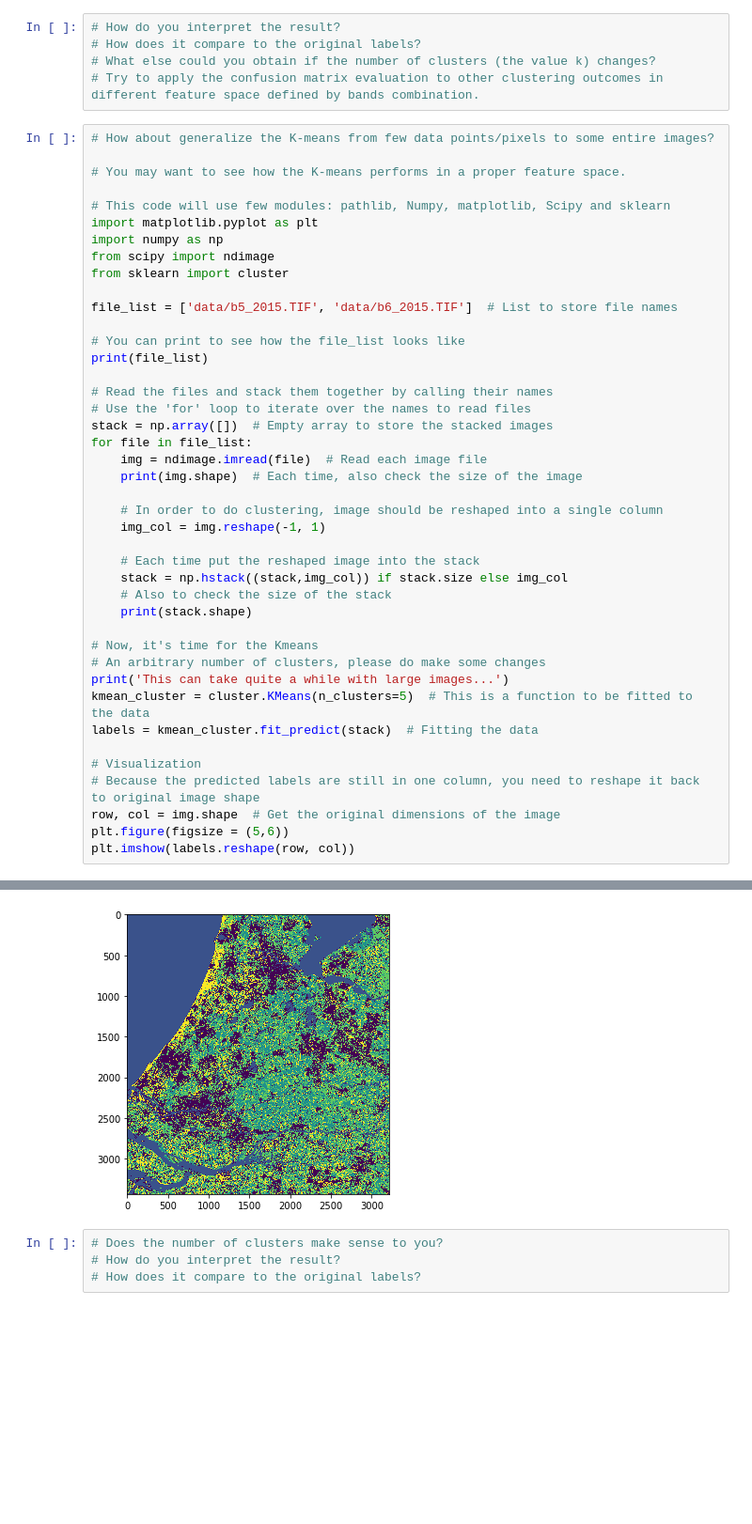
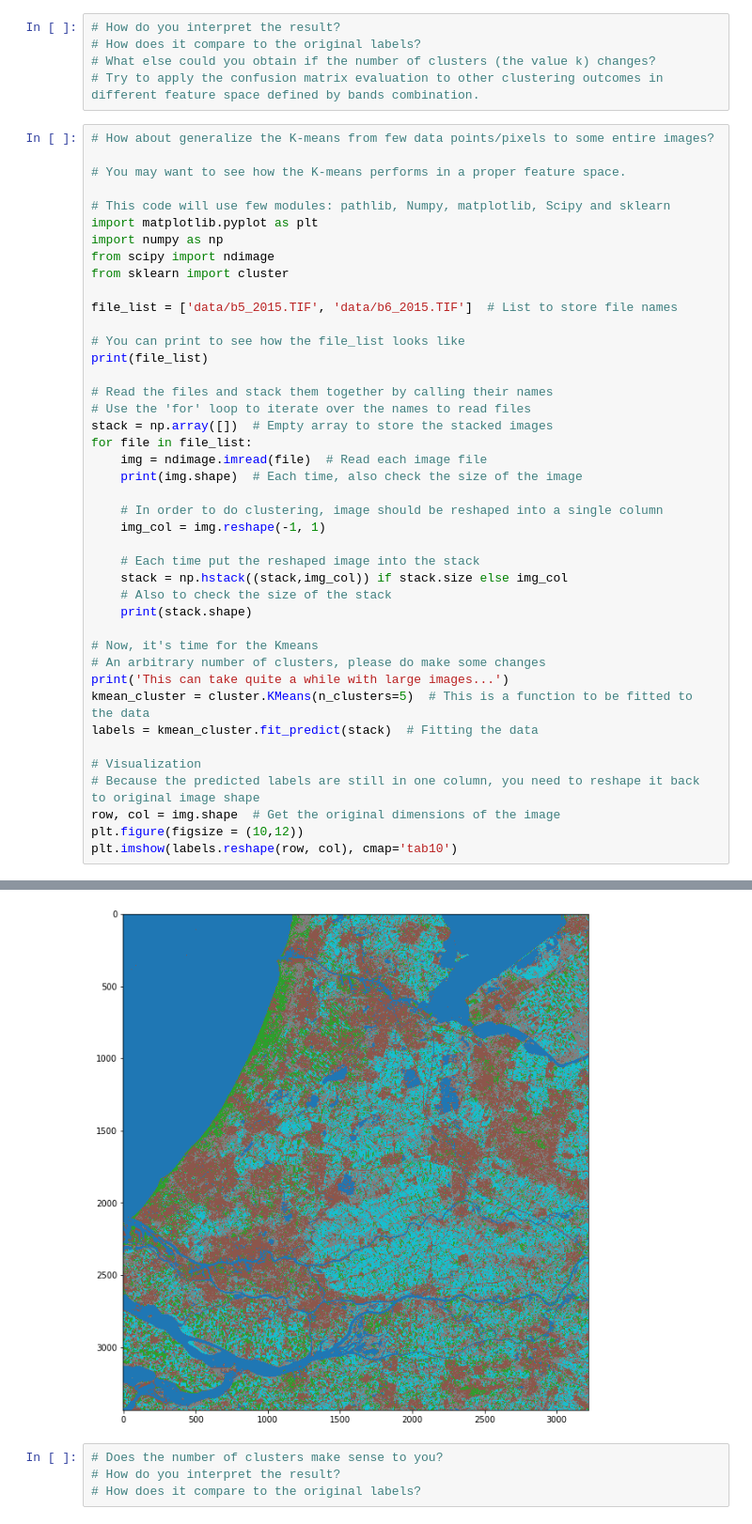
Before and after one commit to jonwangio/uu_ml, a Jupyter notebook: CLA_0_unsupervised_kmeans_EM_mixtureModels.ipynb, the cells around one changed output, grey strips where cells are left out. Shown: that part at 94% size. Drawn from its saved outputs; the diff is of its cells as text; blank space fills up the shorter version.

```diff
--- a/CLA_0_unsupervised_kmeans_EM_mixtureModels.ipynb
+++ b/CLA_0_unsupervised_kmeans_EM_mixtureModels.ipynb
@@ -379,7 +378,7 @@ labels = kmean_cluster.fit_predict(stack)  # Fitting the data
 # Visualization
 # Because the predicted labels are still in one column, you need to reshape it back to original image shape
 row, col = img.shape  # Get the original dimensions of the image
-plt.figure(figsize = (5,6))
-plt.imshow(labels.reshape(row, col))
+plt.figure(figsize = (10,12))
+plt.imshow(labels.reshape(row, col), cmap='tab10')
 # %% [output]
 ['data/b5_2015.TIF', 'data/b6_2015.TIF']
@@ -392,5 +392,5 @@ Use ``matplotlib.pyplot.imread`` instead.
 <matplotlib.image.AxesImage at 0x...>
-[figure, old version]
+[figure, new version]
 # %%
 # Does the number of clusters make sense to you?
 # How do you interpret the result?
```
Also changed, not shown: parts of 7 cells of this notebook, 1 other file.
